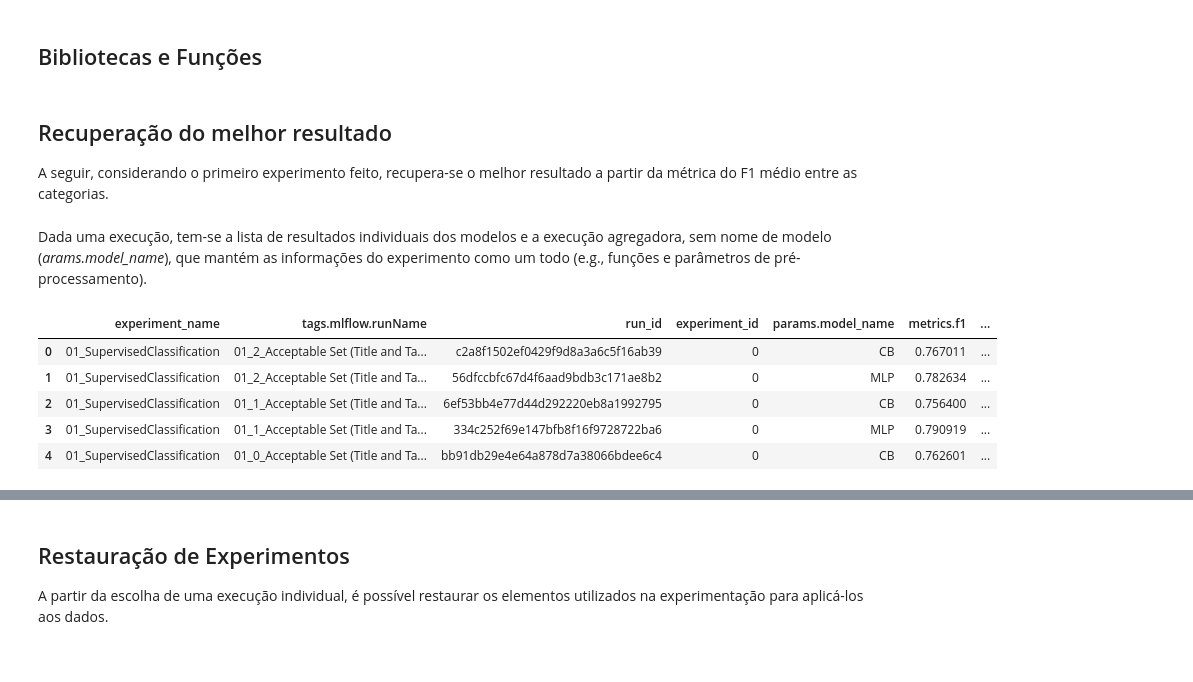
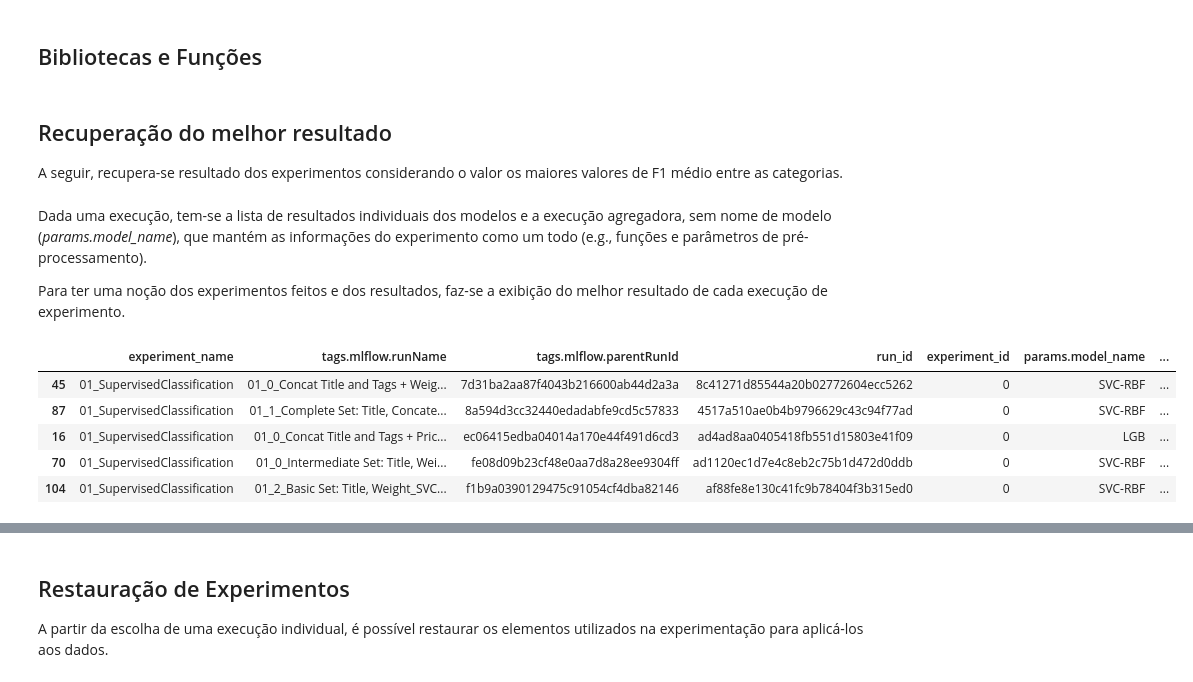
Before and after one commit to brunovilar/desafio-data-science-elo7, a Jupyter notebook: notebooks/03.1_Historico_de_Experimentos.ipynb, the cells around one changed output, grey strips where cells are left out. Drawn from its saved outputs; the diff is of its cells as text; code cells hidden in the pictures.

```diff
--- a/notebooks/03.1_Historico_de_Experimentos.ipynb
+++ b/notebooks/03.1_Historico_de_Experimentos.ipynb
@@ -36,7 +42,7 @@ pd.set_option('max_colwidth', 150)
 # %% [markdown]
 ## Recuperação do melhor resultado
 
-A seguir, considerando o primeiro experimento feito, recupera-se o melhor resultado a partir da métrica do F1 médio entre as categorias.
+A seguir, recupera-se resultado dos experimentos considerando o valor os maiores valores de F1 médio entre as categorias.
 # %%
 EXPERIMENT_ID = '0'
 
@@ -44,7 +50,7 @@ mlflow_client = MlflowClient()
 
 best_experiments_result = [
     mlflow.search_runs(experiment_ids=[experiment_id],
-                       max_results=100,
+                       max_results=200,
                        order_by=['metrics.F1 DESC'],
                        filter_string='attributes.status="FINISHED"')
     for experiment_id in [EXPERIMENT_ID]
@@ -52,20 +58,24 @@ best_experiments_result = [
 
 best_results = pd.concat(best_experiments_result, axis=0)
 # %% [markdown]
-Dada uma execução, tem-se a lista de resultados individuais dos modelos e a execução agregadora, sem nome de modelo (*arams.model_name*), que mantém as informações do experimento como um todo (e.g., funções e parâmetros de pré-processamento).
+Dada uma execução, tem-se a lista de resultados individuais dos modelos e a execução agregadora, sem nome de modelo (*params.model_name*), que mantém as informações do experimento como um todo (e.g., funções e parâmetros de pré-processamento).
+
+Para ter uma noção dos experimentos feitos e dos resultados, faz-se a exibição do melhor resultado de cada execução de experimento.
 # %%
-columns_to_show = ['experiment_name', 'tags.mlflow.runName', 'run_id', 'experiment_id', 'params.model_name',
+columns_to_show = ['experiment_name', 'tags.mlflow.runName', 'tags.mlflow.parentRunId', 'run_id', 'experiment_id', 'params.model_name',
                    'metrics.f1', 'metrics.precision', 'metrics.recall', 'metrics.training_time']
 
 (best_results
  .assign(experiment_name=lambda f: f['experiment_id'].apply(lambda id: mlflow_client.get_experiment(id).name))
+ .sort_values(by='metrics.f1', ascending=False)
+ .loc[lambda f: ~f['params.model_name'].isna()]
+ .drop_duplicates(['tags.mlflow.parentRunId'])
  [columns_to_show]
- .head()
 )
 # %% [output]
-|  | experiment_name | tags.mlflow.runName | run_id | experiment_id | params.model_name | metrics.f1 | ... |
-| 0 | 01_SupervisedClassification | 01_2_Acceptable Set (Title and Ta... | c2a8f1502ef0429f9d8a3a6c5f16ab39 | 0 | CB | 0.767011 | ... |
-| 1 | 01_SupervisedClassification | 01_2_Acceptable Set (Title and Ta... | 56dfccbfc67d4f6aad9bdb3c171ae8b2 | 0 | MLP | 0.782634 | ... |
-| 2 | 01_SupervisedClassification | 01_1_Acceptable Set (Title and Ta... | 6ef53bb4e77d44d292220eb8a1992795 | 0 | CB | 0.756400 | ... |
-| 3 | 01_SupervisedClassification | 01_1_Acceptable Set (Title and Ta... | 334c252f69e147bfb8f16f9728722ba6 | 0 | MLP | 0.790919 | ... |
-| 4 | 01_SupervisedClassification | 01_0_Acceptable Set (Title and Ta... | bb91db29e4e64a878d7a38066bdee6c4 | 0 | CB | 0.762601 | ... |
+|  | experiment_name | tags.mlflow.runName | tags.mlflow.parentRunId | run_id | experiment_id | params.model_name | ... |
+| 45 | 01_SupervisedClassification | 01_0_Concat Title and Tags + Weig... | 7d31ba2aa87f4043b216600ab44d2a3a | 8c41271d85544a20b02772604ecc5262 | 0 | SVC-RBF | ... |
+| 87 | 01_SupervisedClassification | 01_1_Complete Set: Title, Concate... | 8a594d3cc32440edadabfe9cd5c57833 | 4517a510ae0b4b9796629c43c94f77ad | 0 | SVC-RBF | ... |
+| 16 | 01_SupervisedClassification | 01_0_Concat Title and Tags + Pric... | ec06415edba04014a170e44f491d6cd3 | ad4ad8aa0405418fb551d15803e41f09 | 0 | LGB | ... |
+| 70 | 01_SupervisedClassification | 01_0_Intermediate Set: Title, Wei... | fe08d09b23cf48e0aa7d8a28ee9304ff | ad1120ec1d7e4c8eb2c75b1d472d0ddb | 0 | SVC-RBF | ... |
+| 104 | 01_SupervisedClassification | 01_2_Basic Set: Title, Weight_SVC... | f1b9a0390129475c91054cf4dba82146 | af88fe8e130c41fc9b78404f3b315ed0 | 0 | SVC-RBF | ... |
```
Also changed, not shown: parts of 19 cells of this notebook.
